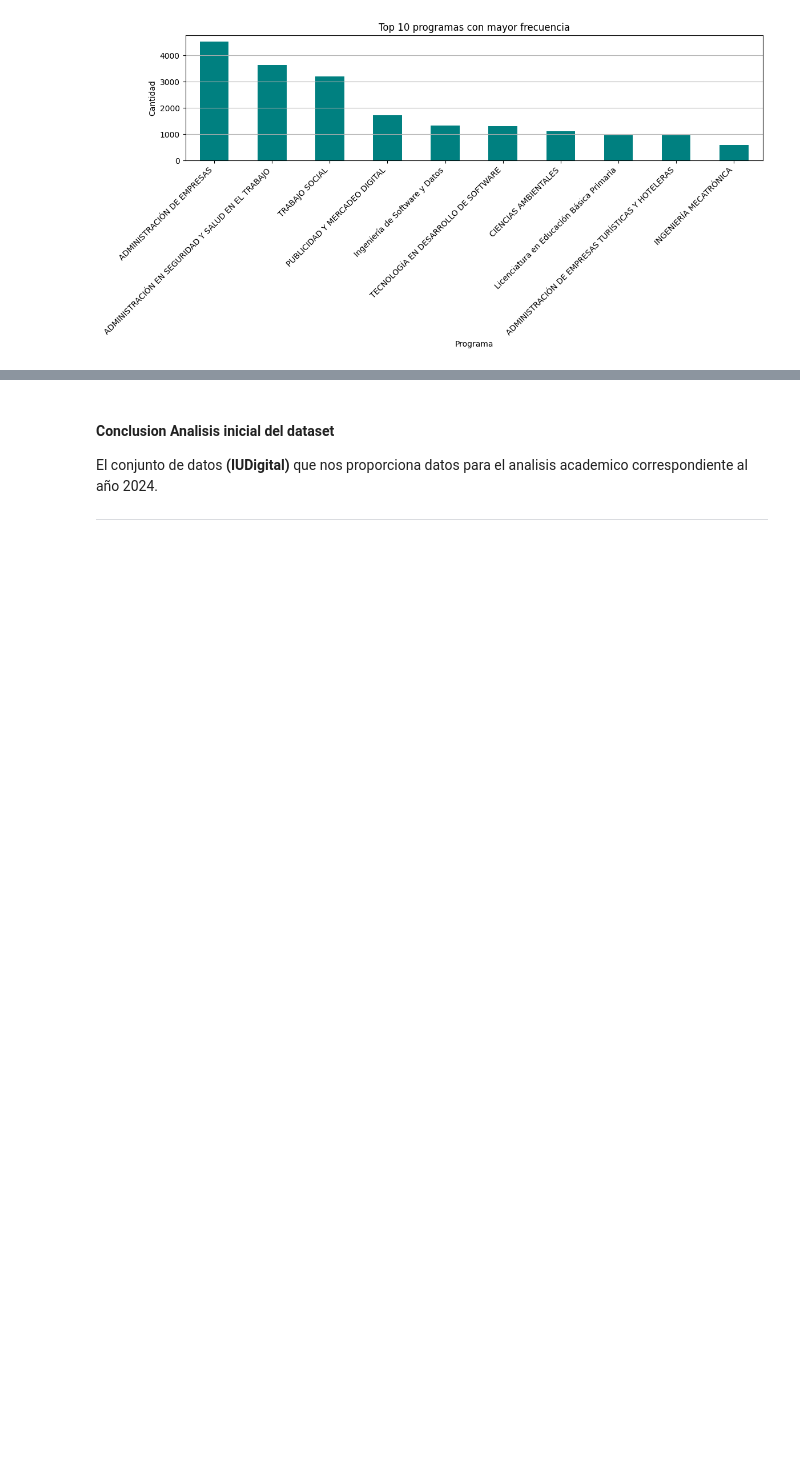
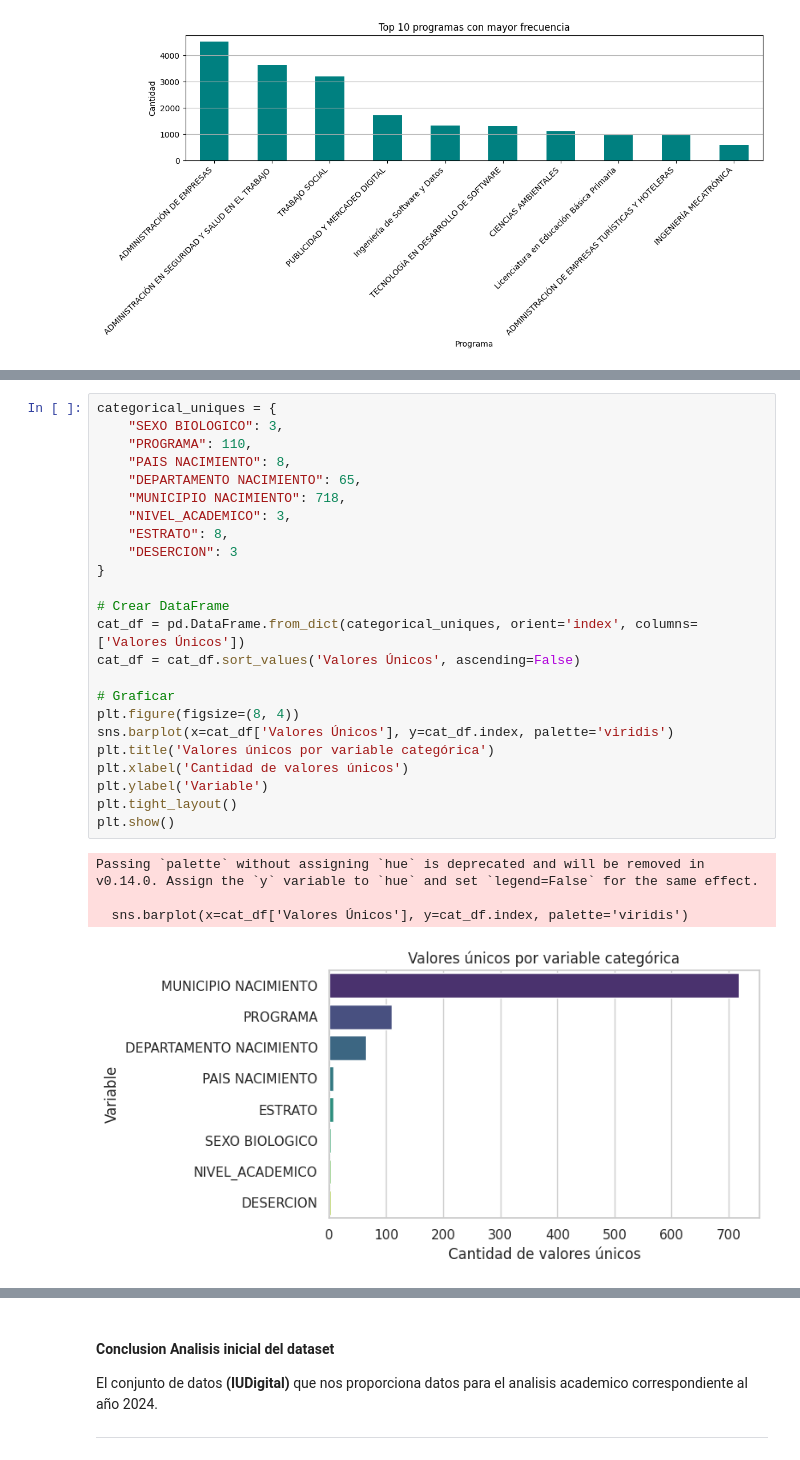
Before and after one commit to samforedev/Proyecto-ElectivaDatos, a Jupyter notebook: final_project.ipynb, the cells around one changed output, grey strips where cells are left out. Saved outputs shown, nothing was run; the diff lists cells and outputs as text; blank space fills up the shorter version.

```diff
--- a/final_project.ipynb
+++ b/final_project.ipynb
@@ -182,0 +200,29 @@ plt.show()
+# %%
+categorical_uniques = {
+    "SEXO BIOLOGICO": 3,
+    "PROGRAMA": 110,
+    "PAIS NACIMIENTO": 8,
+    "DEPARTAMENTO NACIMIENTO": 65,
+    "MUNICIPIO NACIMIENTO": 718,
+    "NIVEL_ACADEMICO": 3,
+    "ESTRATO": 8,
+    "DESERCION": 3
+}
+
+# Crear DataFrame
+cat_df = pd.DataFrame.from_dict(categorical_uniques, orient='index', columns=['Valores Únicos'])
+cat_df = cat_df.sort_values('Valores Únicos', ascending=False)
+
+# Graficar
+plt.figure(figsize=(8, 4))
+sns.barplot(x=cat_df['Valores Únicos'], y=cat_df.index, palette='viridis')
+plt.title('Valores únicos por variable categórica')
+plt.xlabel('Cantidad de valores únicos')
+plt.ylabel('Variable')
+plt.tight_layout()
+plt.show()
+# %% [output]
+Passing `palette` without assigning `hue` is deprecated and will be removed in v0.14.0. Assign the `y` variable to `hue` and set `legend=False` for the same effect.
+
+  sns.barplot(x=cat_df['Valores Únicos'], y=cat_df.index, palette='viridis')
+[figure, added]
```
Also changed, not shown: parts of 23 cells of this notebook.
